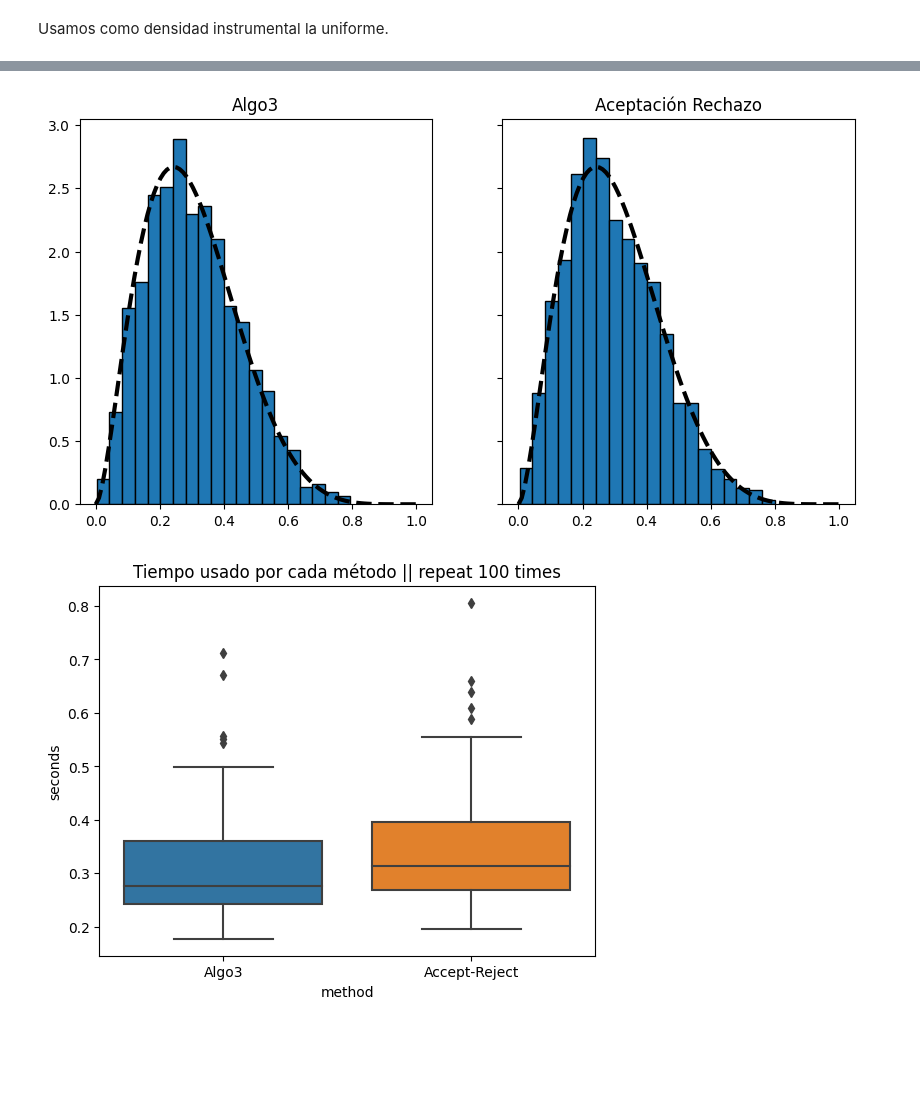
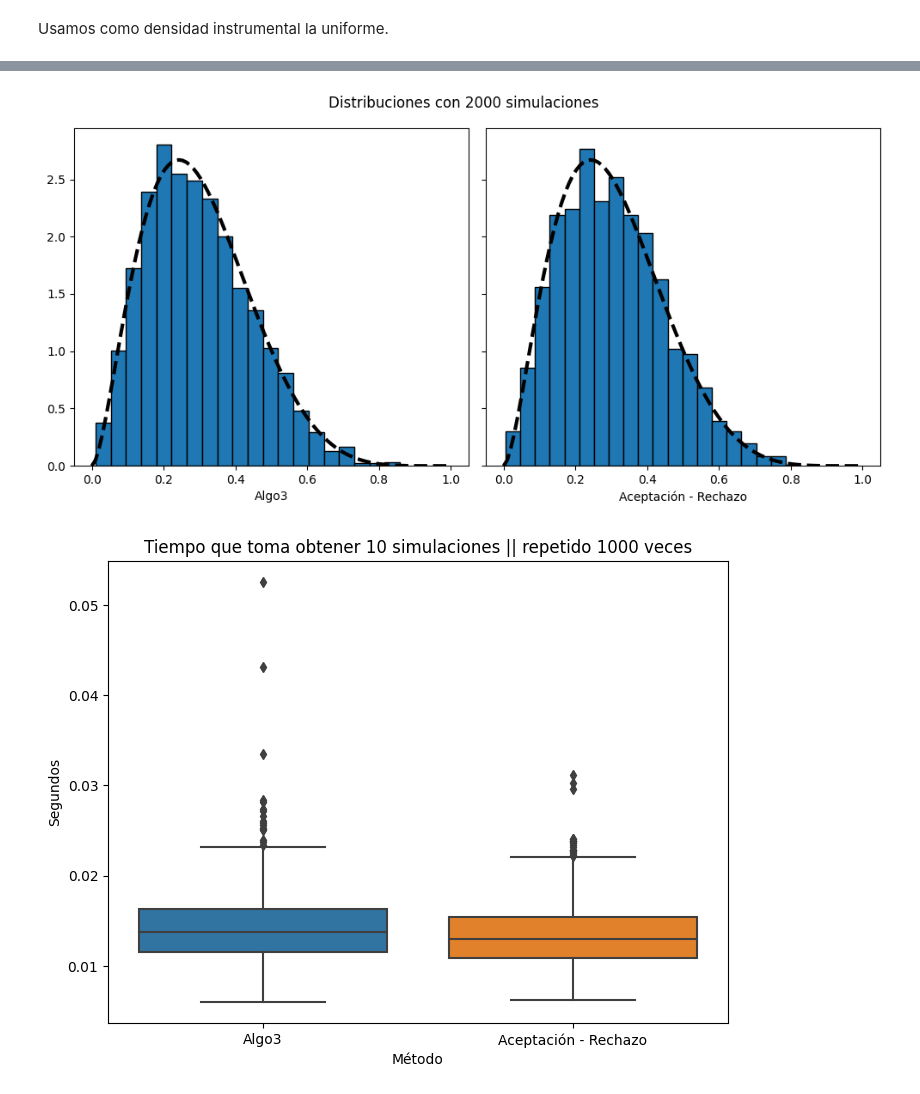
Before and after one commit to AlejandroVillazonG/MAT468, a Jupyter notebook: certamen/P2/P2_c.ipynb, the cells around one changed output, grey strips where cells are left out. Saved outputs shown, nothing was run; the diff lists cells and outputs as text; code cells hidden in the pictures; blank space fills up the shorter version.

Commit message:
P2_c comparación entre métodos
Signed-off-by: AlejandroVillazonG <alejandro.villazon@usm.cl>

```diff
--- a/certamen/P2/P2_c.ipynb
+++ b/certamen/P2/P2_c.ipynb
@@ -17,9 +17,7 @@ def aceptacion_rechazo(N, M, f, g, r = False):
     '''
     Si r es True se devuelve los puntos rechazados dentro del loop.
     '''
-    n = 0
-    aceptados = []
-    rechazados = []
+    n, aceptados, rechazados = 0, [], []
     while n < N:
         u = np.random.uniform(0,1)
         y = g(sim=True)
@@ -30,13 +28,14 @@ def aceptacion_rechazo(N, M, f, g, r = False):
             rechazados.append([y, u*M*g(y)])
     return (np.array(aceptados), np.array(rechazados)) if r == True else np.array(aceptados)[:,0]
 
-def Algo3(h,g,M):
+def Algo3(h,g,M,recursiones=0):
     x = g(sim=True)
     u = np.random.uniform(0,1)
     if u < h(x)/(M*g(x)):
-        return x
+        return np.hstack((x,recursiones))
     else:
-        return Algo3(h,g,M)
+        recursiones+=1
+        return Algo3(h,g,M,recursiones)
 
 def graficar_resultados_accept_reject(aceptados, rechazados, f, g, M, puntos):
     plt.figure(figsize = (8,6))
@@ -115,27 +114,33 @@ Wall time: 7.18 s
 # %%
 fig, axs = plt.subplots(1,2,sharex=True, sharey=True, figsize=(10,5))
 
-axs[0].hist(algoritmo, bins=20, density=True, edgecolor='k')
+axs[0].hist(algoritmo[:,0], bins=20, density=True, edgecolor='k')
 axs[0].plot(puntos,f(puntos), lw=3, ls='--', c='k')
-axs[0].set_title('Algo3')
+axs[0]
+axs[0].set_xlabel('Algo3')
 
 axs[1].hist(aceptados[:,0], bins=20, density=True, edgecolor='k')
 axs[1].plot(puntos,f(puntos), lw=3, ls='--', c='k')
-axs[1].set_title('Aceptación Rechazo');
+axs[1].set_xlabel('Aceptación - Rechazo')
+
+fig.suptitle(f'Distribuciones con {N} simulaciones')
+fig.tight_layout()
 # %% [output]
-[figure, old version]
+[figure, new version]
 # %%
-N = 100
+N = 10
+repeat = 1000
 
-algo3 = timeit.repeat(lambda : [Algo3(f,g_1,M_1) for _ in range(N)], repeat = 100, number = 1)
-ac_re = timeit.repeat(lambda : aceptacion_rechazo(N, M_1, f, g_1, r = True), repeat = 100, number = 1)
+algo3 = timeit.repeat(lambda : [Algo3(f,g_1,M_1) for _ in range(N)], repeat = repeat, number = 1)
+ac_re = timeit.repeat(lambda : aceptacion_rechazo(N, M_1, f, g_1, r = True), repeat = repeat, number = 1)
 
-df1 = pd.DataFrame({"seconds":algo3,"method":"Algo3"})
-df2 = pd.DataFrame({"seconds":ac_re,"method":"Accept-Reject"})
-df_plot = pd.concat((df1,df2))
-fig,ax = plt.subplots()
-ax = sns.boxplot(x = "method", y = "seconds", data = df_plot)
-ax.set_title("Tiempo usado por cada método || repeat 100 times")
+df_plot = pd.concat((
+    pd.DataFrame({"Segundos":algo3,"Método":"Algo3"}),
+    pd.DataFrame({"Segundos":ac_re,"Método":"Aceptación - Rechazo"})
+))
+plt.figure(figsize=(8,6))
+sns.boxplot(x = "Método", y = "Segundos", data = df_plot)
+plt.title(f"Tiempo que toma obtener {N} simulaciones || repetido {repeat} veces")
 plt.show()
 # %% [output]
-[figure, old version]
+[figure, new version]
```
Also changed, not shown: parts of 6 cells of this notebook.
